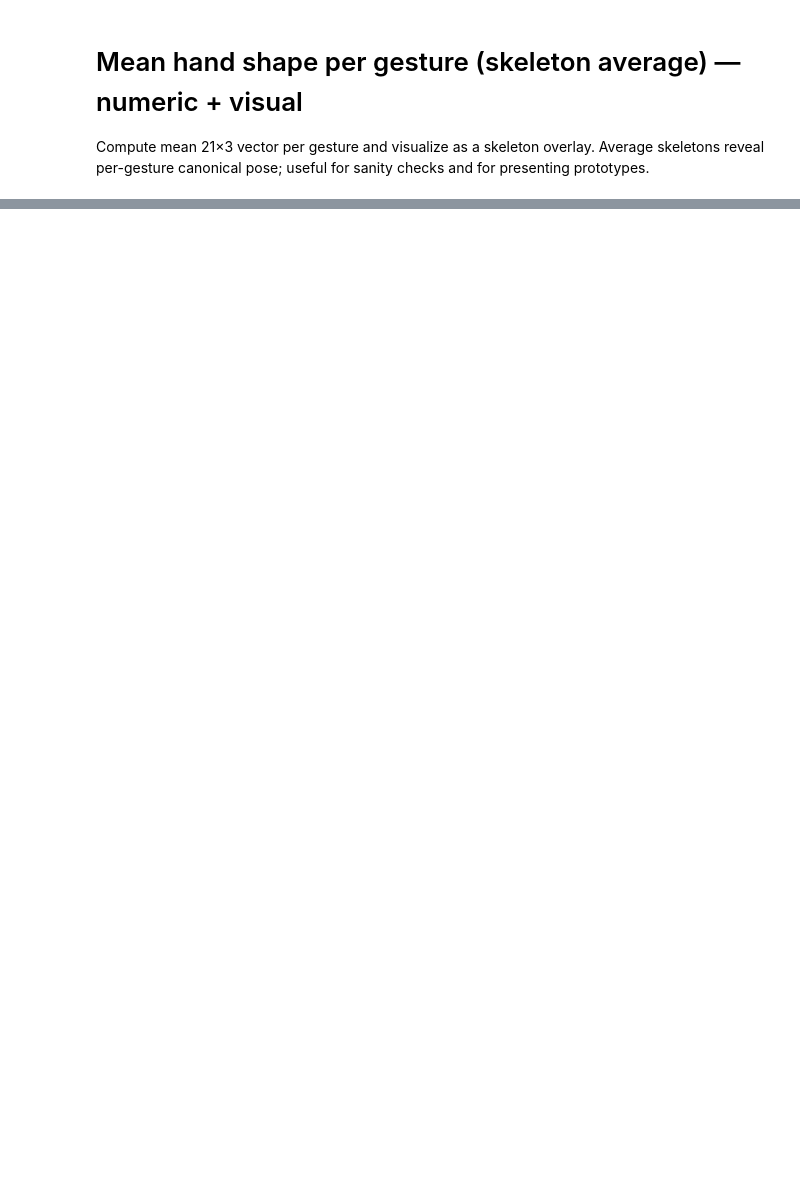
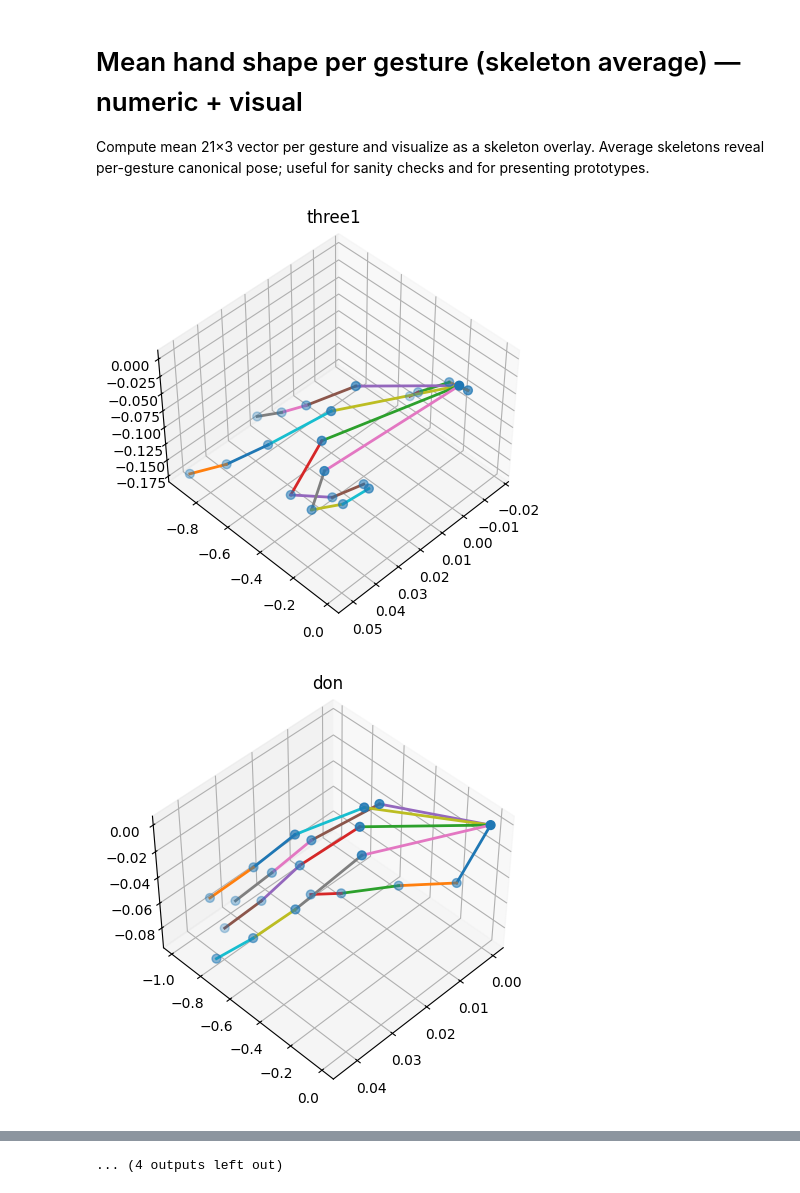
Before and after one commit to fleeshka/Hand-Gesture-Recognition, a Jupyter notebook: notebooks/prepare_data_training.ipynb, the cells around one changed output, grey strips where cells are left out. Drawn from its saved outputs; the diff is of its cells as text; code cells hidden in the pictures; blank space fills up the shorter version.

```diff
--- a/notebooks/prepare_data_training.ipynb
+++ b/notebooks/prepare_data_training.ipynb
@@ -57,13 +49,16 @@ print(f"Final file was saved to {output_file}. Size: {combined_df.shape}")
 ## Quick integrity checks
 Verifies file can be read, shows first rows, checks for missing columns or NaNs
 # %%
+output_file = "../data/processed/data.csv"
+df = pd.read_csv(output_file)
+
 # Quick info
-print("Rows:", len(combined_df))
-print("Columns:", combined_df.columns.tolist())
-display(combined_df.head())
+print("Rows:", len(df))
+print("Columns:", df.columns.tolist())
+display(df.head())
 
 # Basic checks
-missing_per_col = combined_df.isna().sum()
+missing_per_col = df.isna().sum()
 print("\nMissing values per column:")
 display(missing_per_col[missing_per_col > 0])
 
@@ -90,8 +117,8 @@ display(pivot.style.background_gradient(cmap="Blues").format("{:.0f}"))
 
 Checks distribution and scale of normalized coordinates. Look for unexpected out-of-range values.
 # %%
-landmark_cols = [c for c in combined_df.columns if c not in ("gesture","is_right_hand")]
-desc = combined_df[landmark_cols].describe().T  # mean, std, min, max, etc.
+landmark_cols = [c for c in df.columns if c not in ("gesture","is_right_hand")]
+desc = df[landmark_cols].describe().T  # mean, std, min, max, etc.
 desc = desc[["count","mean","std","min","25%","50%","75%","max"]]
 display(desc.style.format({
     "mean": "{:.3f}", "std": "{:.3f}", "min":"{:.3f}", "25%":"{:.3f}", "50%":"{:.3f}", "75%":"{:.3f}", "max":"{:.3f}"
@@ -126,32 +174,35 @@ CONNECTIONS = [
     (0,5),(5,6),(6,7),(7,8),      # index
     (0,9),(9,10),(10,11),(11,12), # middle
     (0,13),(13,14),(14,15),(15,16),# ring
     (0,17),(17,18),(18,19),(19,20) # pinky
 ]
 
 def mean_shape_for_gesture(g):
-    sub = combined_df[combined_df["gesture"]==g]
+    sub = df[df["gesture"]==g]
     arr = sub[landmark_cols].values
     mean_vec = np.nanmean(arr, axis=0)  # shape (63,)
     coords = mean_vec.reshape(21,3)
     return coords
 
-gestures = combined_df["gesture"].unique()
+gestures = df["gesture"].unique()
 
 
 for i in range(len(gestures)):
 
     fig = plt.figure(figsize=(5,5))
     ax = fig.add_subplot(111, projection='3d')
 
     coords = mean_shape_for_gesture(gestures[i])
     x, y, z = coords[:,0], coords[:,1], coords[:,2]
 
     ax.scatter(x, y, z, s=40)
 
     for (a,b) in CONNECTIONS:
         ax.plot([x[a],x[b]], [y[a],y[b]], [z[a],z[b]], linewidth=2)
 
     ax.set_title(gestures[i])
     ax.view_init(elev=45, azim=45)
     plt.show()
+# %% [output]
+[figure, added]
+[figure, added]
@@ -157,0 +219 @@ for i in range(len(gestures)):
+... (4 outputs left out)
```
Also changed, not shown: parts of 6 cells of this notebook, 1 other file.
